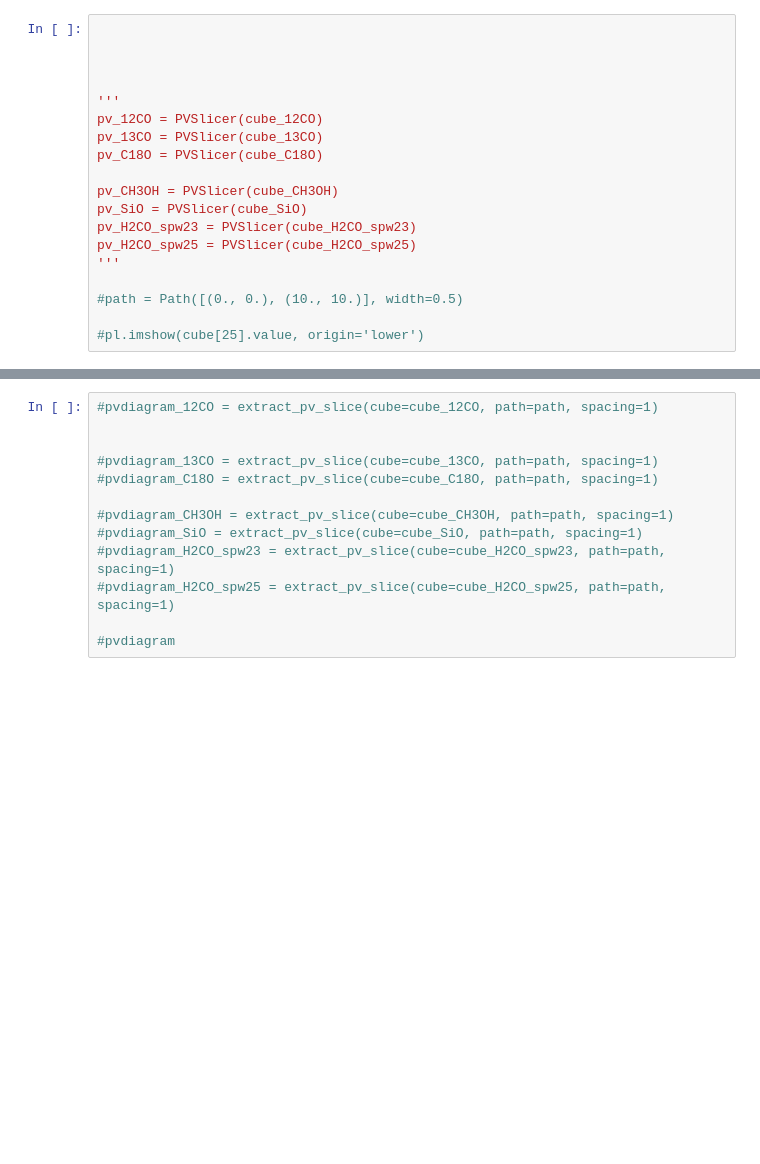
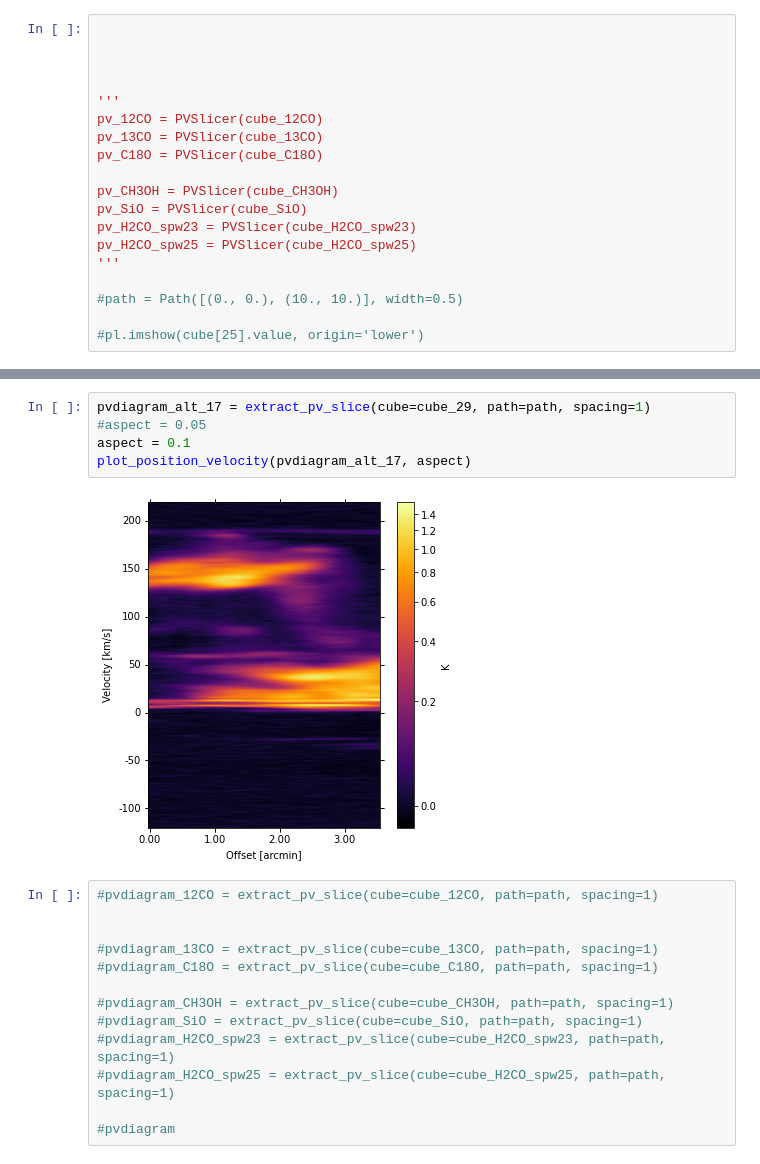
Before and after one commit to SpacialTree/clouds-g5-b1, a Jupyter notebook: PV_Diagrams.ipynb, the cells around one changed output, grey strips where cells are left out. Cells and saved outputs as stored; diff of their text form; blank space fills up the shorter version.

```diff
--- a/PV_Diagrams.ipynb
+++ b/PV_Diagrams.ipynb
@@ -94,3 +95,10 @@ WARNING: WCSWarning: WCS1 is missing card PV2_2 [spectral_cube.wcs_utils]
+# %%
+pvdiagram_alt_17 = extract_pv_slice(cube=cube_29, path=path, spacing=1)
+#aspect = 0.05
+aspect = 0.1
+plot_position_velocity(pvdiagram_alt_17, aspect)
+# %% [output]
+[figure, added]
 # %%
 #pvdiagram_12CO = extract_pv_slice(cube=cube_12CO, path=path, spacing=1)
 
```
Also changed, not shown: parts of 3 cells of this notebook, 6 other files.
